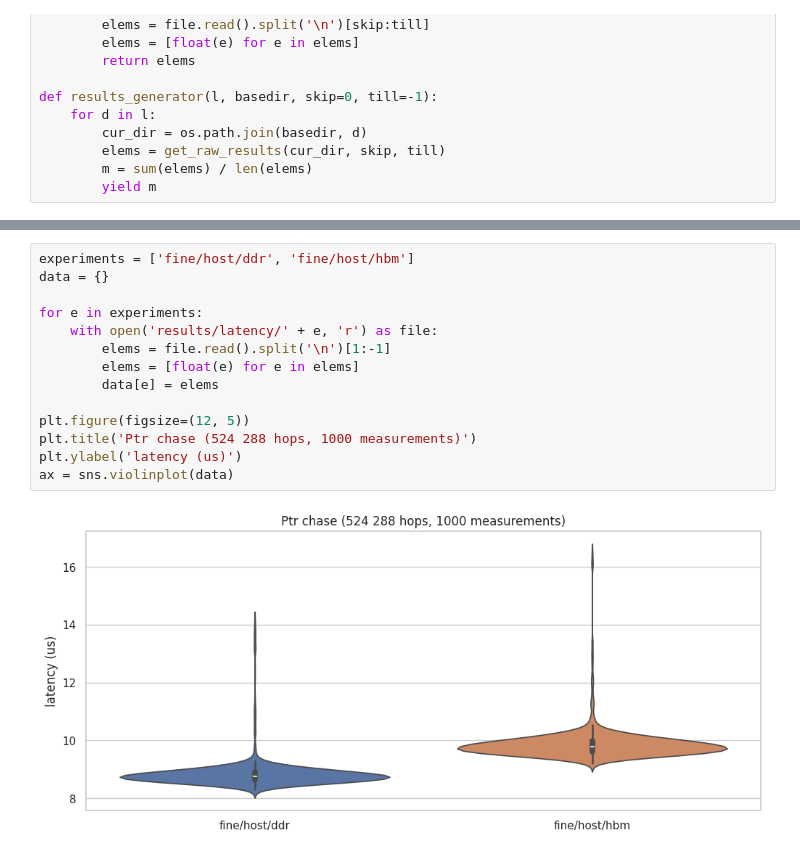
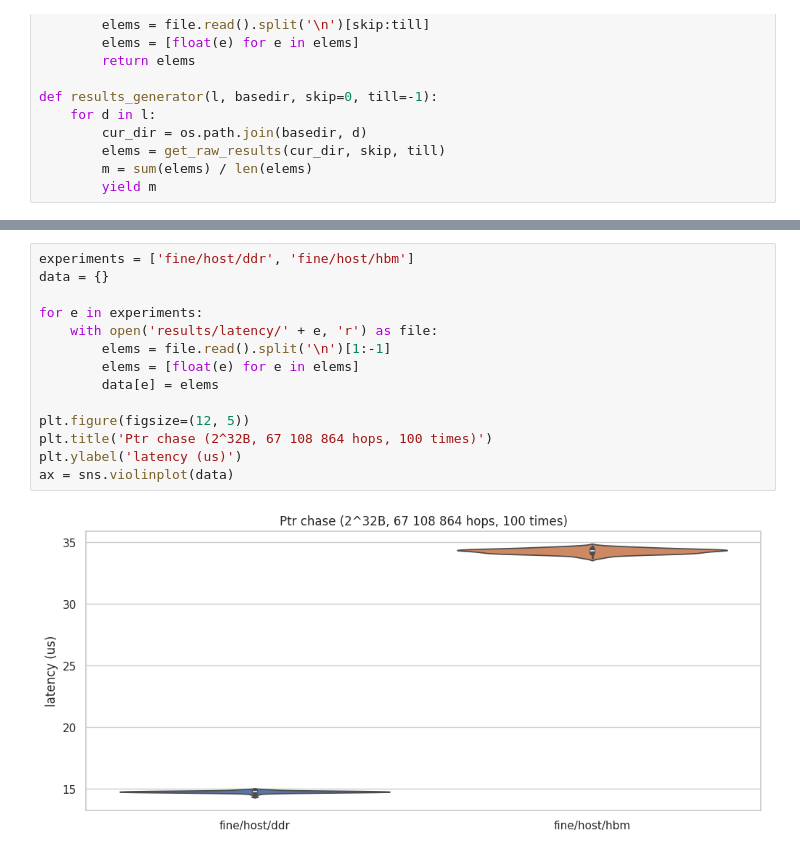
Before and after one commit to ntua-el20062/grace-hopper-benchmark, a Jupyter notebook: src/paper.ipynb, the cells around one changed output, grey strips where cells are left out. Cells and saved outputs as stored; diff of their text form.

```diff
--- a/src/paper.ipynb
+++ b/src/paper.ipynb
@@ -211,16 +331,16 @@ device (DDR) 711.7112092092092
 # %%
 experiments = ['fine/host/ddr', 'fine/host/hbm']
 data = {}
 
 for e in experiments:
     with open('results/latency/' + e, 'r') as file:
         elems = file.read().split('\n')[1:-1]
         elems = [float(e) for e in elems]
         data[e] = elems
 
 plt.figure(figsize=(12, 5))
-plt.title('Ptr chase (524 288 hops, 1000 measurements)')
+plt.title('Ptr chase (2^32B, 67 108 864 hops, 100 times)')
 plt.ylabel('latency (us)')
 ax = sns.violinplot(data)
 # %% [output]
-[figure, old version]
+[figure, new version]
```
Also changed, not shown: parts of 12 cells of this notebook, 15 other files.
